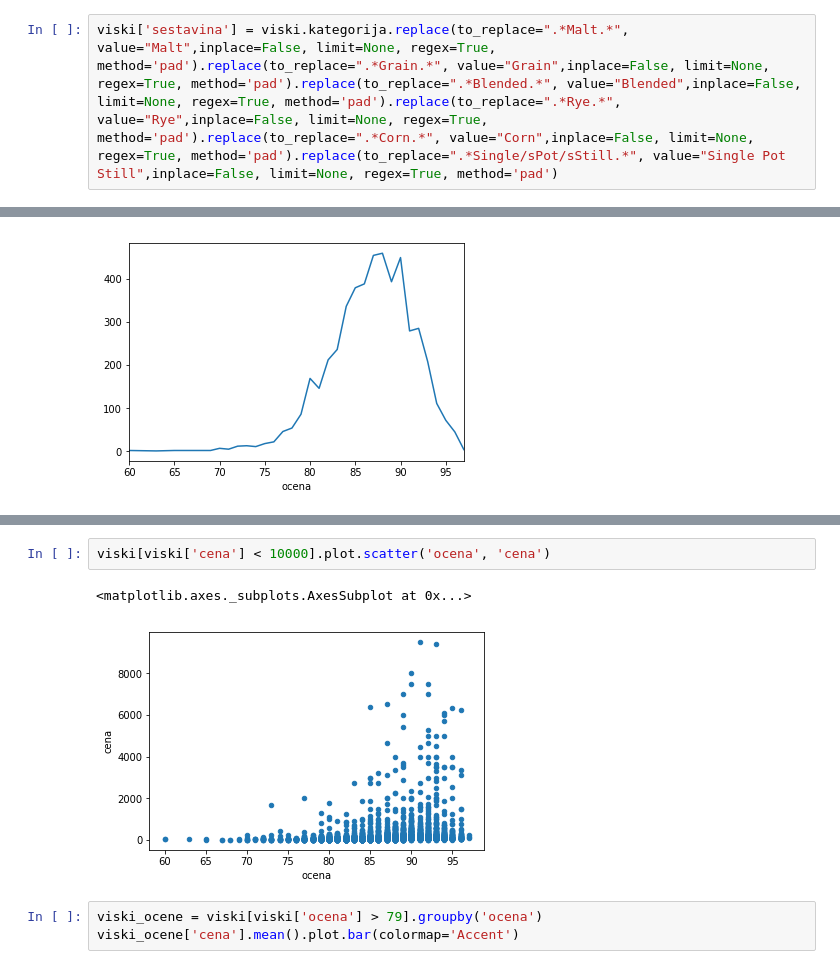
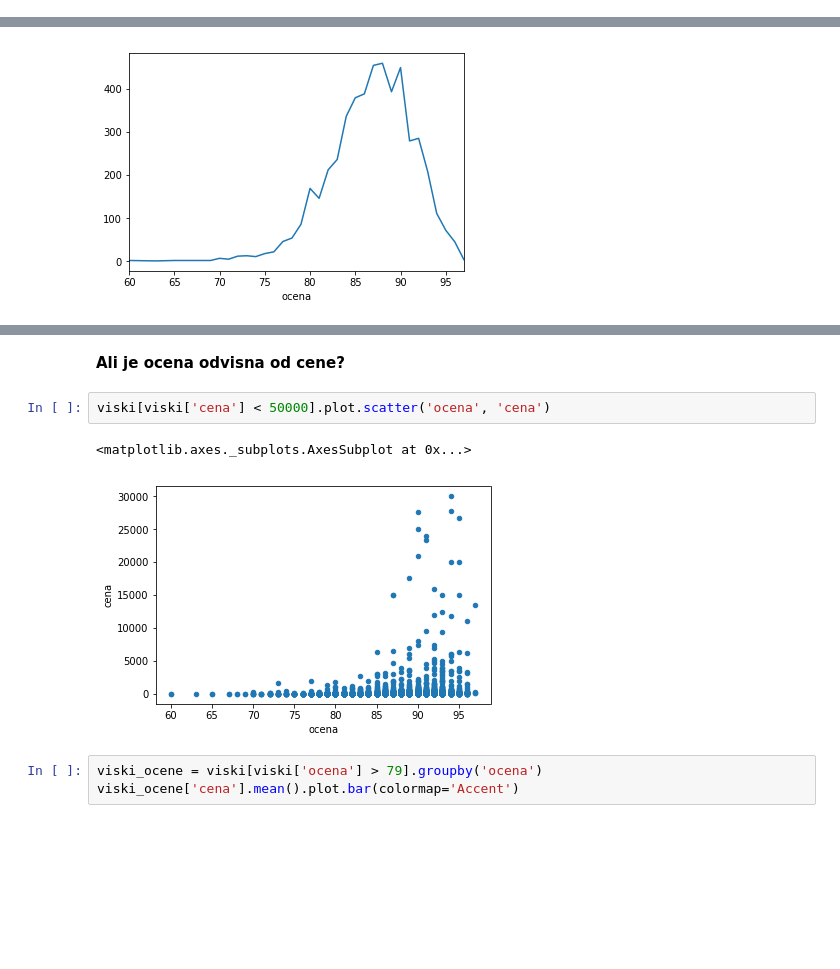
Before and after one commit to GTerglav/Viski, a Jupyter notebook: viski_analiza.ipynb, the cells around one changed output, grey strips where cells are left out. Saved outputs shown, nothing was run; the diff lists cells and outputs as text; blank space fills up the shorter version.

```diff
--- a/viski_analiza.ipynb
+++ b/viski_analiza.ipynb
@@ -72,5 +72,3 @@ prvih_15 / vseh_skupaj
 0.8926680244399186
 # %% [markdown]
 Najbolj pogosta kategorija pa prihaja iz Škotske, kar je pričakovati glede na to da so viski izumili prav tam.
-# %%
-viski['sestavina'] = viski.kategorija.replace(to_replace=".*Malt.*", value="Malt",inplace=False, limit=None, regex=True, method='pad').replace(to_replace=".*Grain.*", value="Grain",inplace=False, limit=None, regex=True, method='pad').replace(to_replace=".*Blended.*", value="Blended",inplace=False, limit=None, regex=True, method='pad').replace(to_replace=".*Rye.*", value="Rye",inplace=False, limit=None, regex=True, method='pad').replace(to_replace=".*Corn.*", value="Corn",inplace=False, limit=None, regex=True, method='pad').replace(to_replace=".*Single/sPot/sStill.*", value="Single Pot Still",inplace=False, limit=None, regex=True, method='pad')
@@ -205,8 +191,10 @@ viski.sort_values(by='cena', ascending=False).head(n=10)
+# %% [markdown]
+**Ali je ocena odvisna od cene?**
 # %%
-viski[viski['cena'] < 10000].plot.scatter('ocena', 'cena')
+viski[viski['cena'] < 50000].plot.scatter('ocena', 'cena')
 # %% [output]
 <matplotlib.axes._subplots.AxesSubplot at 0x...>
-[figure, old version]
+[figure, new version]
 # %%
 viski_ocene = viski[viski['ocena'] > 79].groupby('ocena')
 viski_ocene['cena'].mean().plot.bar(colormap='Accent')
```
Also changed, not shown: parts of 40 cells of this notebook.
